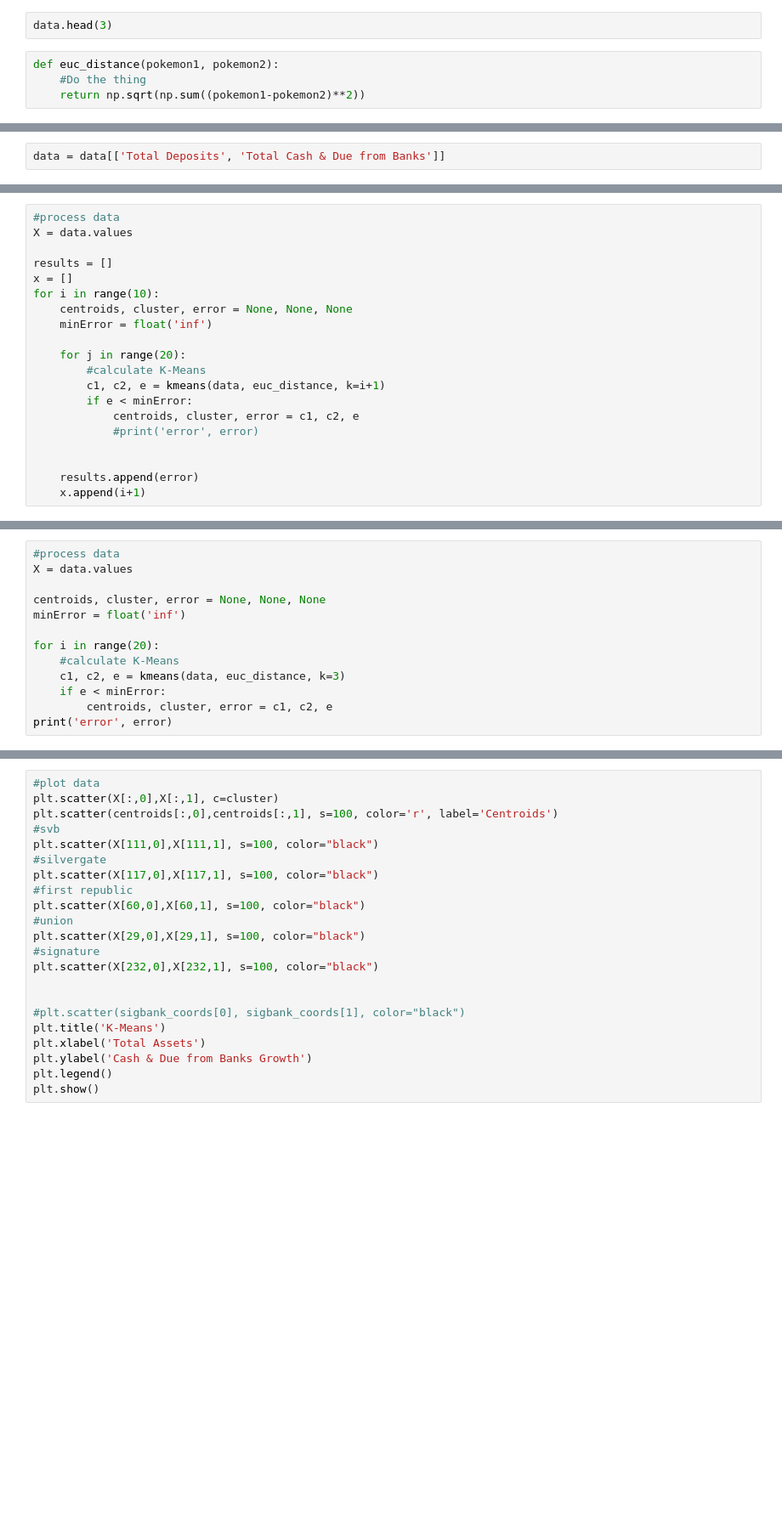
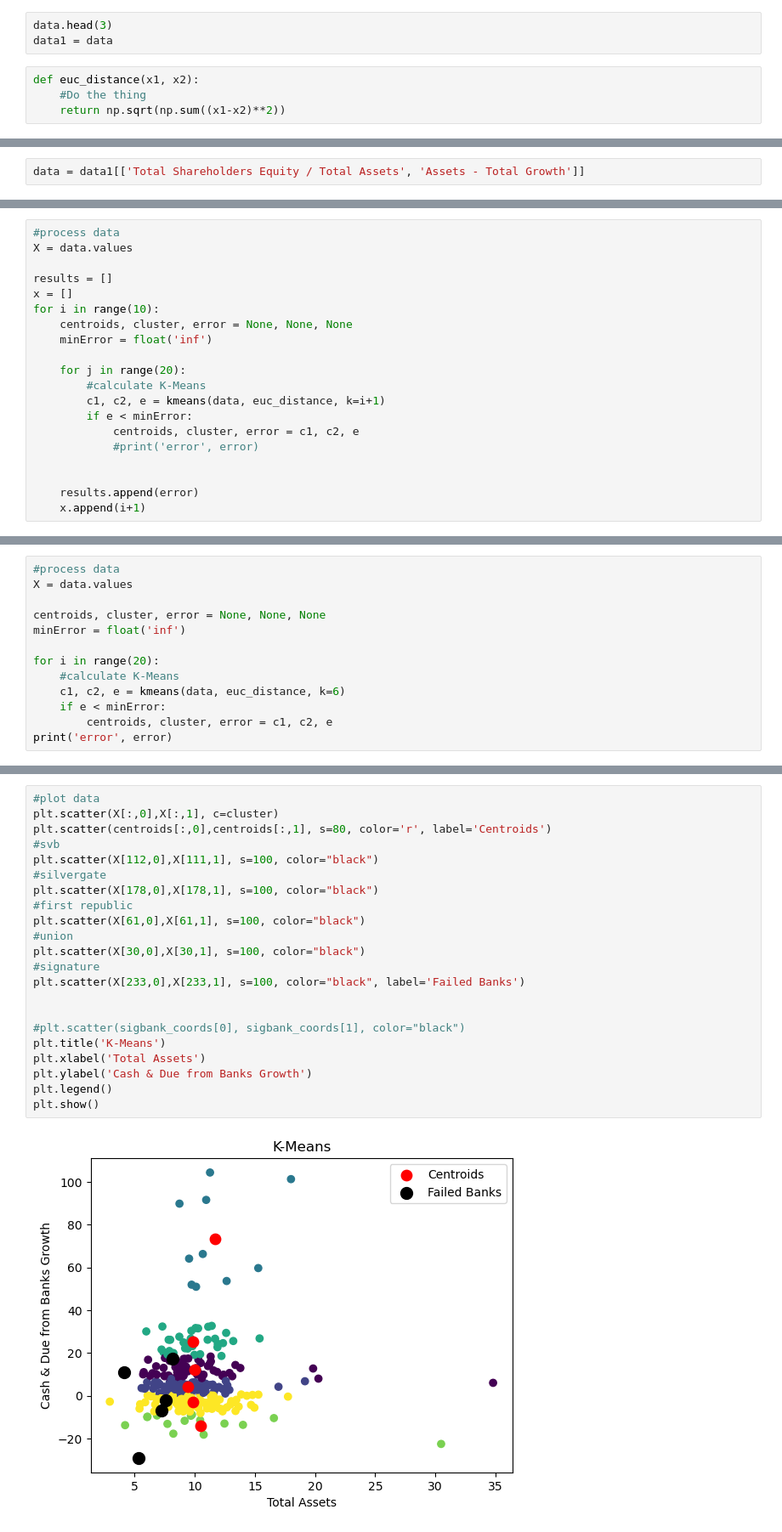
Before and after one commit to Chritopher-Gonzalez/CSCI4022_FinalProject, a Jupyter notebook: k_mean_assets.ipynb, the cells around one changed output, grey strips where cells are left out. Shown at 85% size. Drawn from its saved outputs; the diff is of its cells as text; blank space fills up the shorter version.

Commit message:
kmeans comments

```diff
--- a/k_mean_assets.ipynb
+++ b/k_mean_assets.ipynb
@@ -77,7 +79,8 @@ Luther Burbank Corporation .csv
 National Bankshares Inc. .csv
 # %%
 data.head(3)
+data1 = data
 # %%
-def euc_distance(pokemon1, pokemon2):
+def euc_distance(x1, x2):
     #Do the thing
-    return np.sqrt(np.sum((pokemon1-pokemon2)**2))
+    return np.sqrt(np.sum((x1-x2)**2))
@@ -131,6 +136,6 @@ def kmeans(df, distance, k=4, tol=0.05):
 # %% [markdown]
 ### Elbow Graph
 # %%
-data = data[['Total Deposits', 'Total Cash & Due from Banks']]
+data = data1[['Total Shareholders Equity / Total Assets', 'Assets - Total Growth']]
 # %%
 data.head(3)
@@ -169,7 +181,7 @@ minError = float('inf')
 
 for i in range(20):
     #calculate K-Means
-    c1, c2, e = kmeans(data, euc_distance, k=3)
+    c1, c2, e = kmeans(data, euc_distance, k=6)
     if e < minError:
         centroids, cluster, error = c1, c2, e
 print('error', error)
@@ -176,24 +190,26 @@ print('error', error)
 # %%
 #plot data
 plt.scatter(X[:,0],X[:,1], c=cluster)
-plt.scatter(centroids[:,0],centroids[:,1], s=100, color='r', label='Centroids')
+plt.scatter(centroids[:,0],centroids[:,1], s=80, color='r', label='Centroids')
 #svb
-plt.scatter(X[111,0],X[111,1], s=100, color="black")
+plt.scatter(X[112,0],X[111,1], s=100, color="black")
 #silvergate
-plt.scatter(X[117,0],X[117,1], s=100, color="black")
+plt.scatter(X[178,0],X[178,1], s=100, color="black")
 #first republic
-plt.scatter(X[60,0],X[60,1], s=100, color="black")
+plt.scatter(X[61,0],X[61,1], s=100, color="black")
 #union
-plt.scatter(X[29,0],X[29,1], s=100, color="black")
+plt.scatter(X[30,0],X[30,1], s=100, color="black")
 #signature
-plt.scatter(X[232,0],X[232,1], s=100, color="black")
+plt.scatter(X[233,0],X[233,1], s=100, color="black", label='Failed Banks')
 
 
 #plt.scatter(sigbank_coords[0], sigbank_coords[1], color="black")
 plt.title('K-Means')
 plt.xlabel('Total Assets')
 plt.ylabel('Cash & Due from Banks Growth')
 plt.legend()
 plt.show()
+# %% [output]
+[figure, added]
 # %%
 print(X.shape)
```
Also changed, not shown: parts of 7 cells of this notebook, 3 other files.
